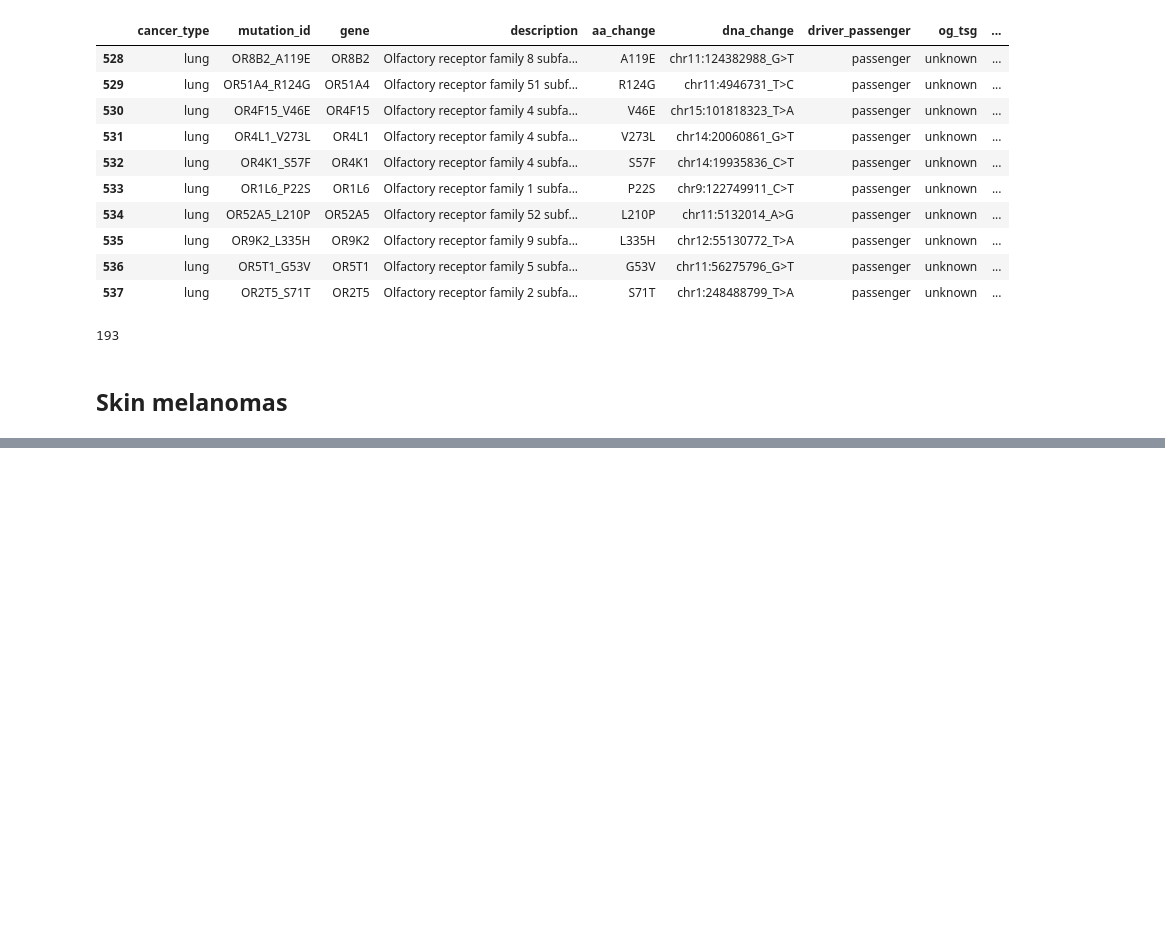
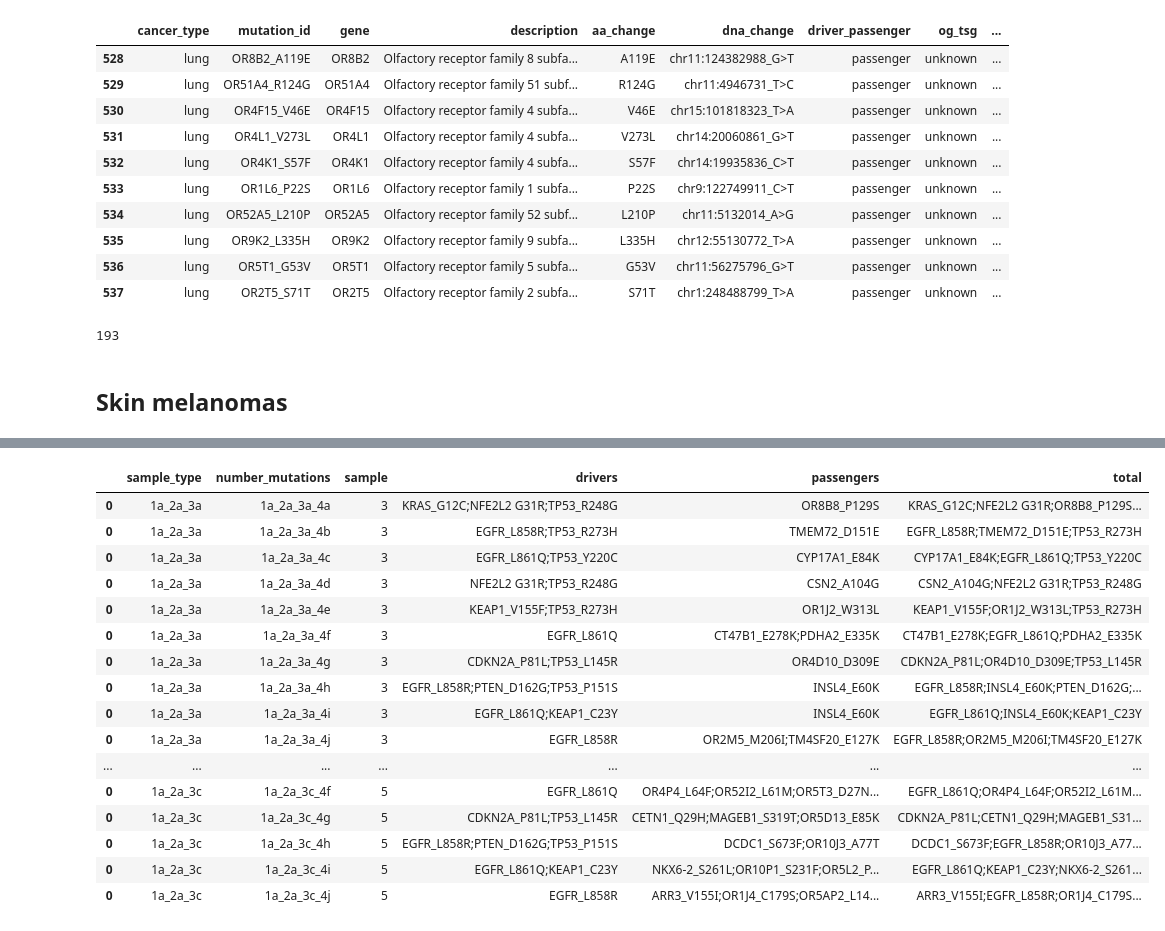
Before and after one commit to bbglab/cancer-detective-pro, a Jupyter notebook: www/mutations_db/1_randomise_mutations.ipynb, the cells around one changed output, grey strips where cells are left out. Saved outputs shown, nothing was run; the diff lists cells and outputs as text; code cells hidden in the pictures; blank space fills up the shorter version.

```diff
--- a/www/mutations_db/1_randomise_mutations.ipynb
+++ b/www/mutations_db/1_randomise_mutations.ipynb
@@ -152,0 +163,54 @@ melanomas_results.head(30)
+# %%
+drivers_lung_dict = {
+    'a': ['TP53_R248G', 'KRAS_G12C', 'NFE2L2 G31R'],
+    'b': ['TP53_R273H', 'EGFR_L858R'],
+    'c': ['TP53_Y220C', 'EGFR_L861Q'],
+    'd': ['TP53_R248G', 'NFE2L2 G31R'],
+    'e': ['TP53_R273H', 'KEAP1_V155F'],
+    'f': ['EGFR_L861Q'],
+    'g': ['TP53_L145R', 'CDKN2A_P81L'],
+    'h': ['TP53_P151S', 'EGFR_L858R', 'PTEN_D162G'],
+    'i': ['KEAP1_C23Y', 'EGFR_L861Q'],
+    'j': ['EGFR_L858R'],
+}
+# %%
+lines = []
+ctype = 'a'
+variable_mutation_values = {'a': 1, 'b':2, 'c':3}
+for v1 in var_items1:
+    for v2 in var_items2:
+        for v3 in var_items3:
+            # Sample type
+            sample_type = '_'.join([v1, v2, v3])
+            # Number of mutations to be assigned to the sample
+            exp_mut_count = sum([variable_mutation_values[i[1]] for i in [v1, v2, v3]])
+            print(sample_type, exp_mut_count)
+
+            # Iterate over the 10 random samples in each possible sample type (e.g., 1a_2a_3a)
+            for v4 in var_items4:
+                # Get drivers
+                sample_drivers = drivers_lung_dict[v4[1]]
+                # Get random passengers
+                passengers_n = exp_mut_count - len(sample_drivers)
+                # Add 1 passenger if none
+                passengers_n = 1 if passengers_n == 0 else passengers_n
+                sample_passengers = list(np.random.choice(passenger_list, size=passengers_n, replace=False))
+                lines.append(pd.DataFrame([[
+                    sample_type,
+                    sample_type + '_' + v4,
+                    exp_mut_count,
+                    ';'.join(sorted(sample_drivers)),
+                    ';'.join(sorted(sample_passengers)),
+                    ';'.join(sorted(sample_drivers+sample_passengers))
+                ]]))
+melanomas_results = pd.concat(lines)
+melanomas_results.columns = [
+    'sample_type',
+    'number_mutations',
+    'sample',
+    'drivers',
+    'passengers',
+    'total'
+]
+melanomas_results.head(30)
+# %% [output]
@@ -152,0 +234,17 @@ melanomas_results.head(30)
+|  | sample_type | number_mutations | sample | drivers | passengers | total |
+| 0 | 1a_2a_3a | 1a_2a_3a_4a | 3 | KRAS_G12C;NFE2L2 G31R;TP53_R248G | OR8B8_P129S | KRAS_G12C;NFE2L2 G31R;OR8B8_P129S... |
+| 0 | 1a_2a_3a | 1a_2a_3a_4b | 3 | EGFR_L858R;TP53_R273H | TMEM72_D151E | EGFR_L858R;TMEM72_D151E;TP53_R273H |
+| 0 | 1a_2a_3a | 1a_2a_3a_4c | 3 | EGFR_L861Q;TP53_Y220C | CYP17A1_E84K | CYP17A1_E84K;EGFR_L861Q;TP53_Y220C |
+| 0 | 1a_2a_3a | 1a_2a_3a_4d | 3 | NFE2L2 G31R;TP53_R248G | CSN2_A104G | CSN2_A104G;NFE2L2 G31R;TP53_R248G |
+| 0 | 1a_2a_3a | 1a_2a_3a_4e | 3 | KEAP1_V155F;TP53_R273H | OR1J2_W313L | KEAP1_V155F;OR1J2_W313L;TP53_R273H |
+| 0 | 1a_2a_3a | 1a_2a_3a_4f | 3 | EGFR_L861Q | CT47B1_E278K;PDHA2_E335K | CT47B1_E278K;EGFR_L861Q;PDHA2_E335K |
+| 0 | 1a_2a_3a | 1a_2a_3a_4g | 3 | CDKN2A_P81L;TP53_L145R | OR4D10_D309E | CDKN2A_P81L;OR4D10_D309E;TP53_L145R |
+| 0 | 1a_2a_3a | 1a_2a_3a_4h | 3 | EGFR_L858R;PTEN_D162G;TP53_P151S | INSL4_E60K | EGFR_L858R;INSL4_E60K;PTEN_D162G;... |
+| 0 | 1a_2a_3a | 1a_2a_3a_4i | 3 | EGFR_L861Q;KEAP1_C23Y | INSL4_E60K | EGFR_L861Q;INSL4_E60K;KEAP1_C23Y |
+| 0 | 1a_2a_3a | 1a_2a_3a_4j | 3 | EGFR_L858R | OR2M5_M206I;TM4SF20_E127K | EGFR_L858R;OR2M5_M206I;TM4SF20_E127K |
+| ... | ... | ... | ... | ... | ... | ... |
+| 0 | 1a_2a_3c | 1a_2a_3c_4f | 5 | EGFR_L861Q | OR4P4_L64F;OR52I2_L61M;OR5T3_D27N... | EGFR_L861Q;OR4P4_L64F;OR52I2_L61M... |
+| 0 | 1a_2a_3c | 1a_2a_3c_4g | 5 | CDKN2A_P81L;TP53_L145R | CETN1_Q29H;MAGEB1_S319T;OR5D13_E85K | CDKN2A_P81L;CETN1_Q29H;MAGEB1_S31... |
+| 0 | 1a_2a_3c | 1a_2a_3c_4h | 5 | EGFR_L858R;PTEN_D162G;TP53_P151S | DCDC1_S673F;OR10J3_A77T | DCDC1_S673F;EGFR_L858R;OR10J3_A77... |
+| 0 | 1a_2a_3c | 1a_2a_3c_4i | 5 | EGFR_L861Q;KEAP1_C23Y | NKX6-2_S261L;OR10P1_S231F;OR5L2_P... | EGFR_L861Q;KEAP1_C23Y;NKX6-2_S261... |
+| 0 | 1a_2a_3c | 1a_2a_3c_4j | 5 | EGFR_L858R | ARR3_V155I;OR1J4_C179S;OR5AP2_L14... | ARR3_V155I;EGFR_L858R;OR1J4_C179S... |
```
Also changed, not shown: parts of 6 cells of this notebook.
